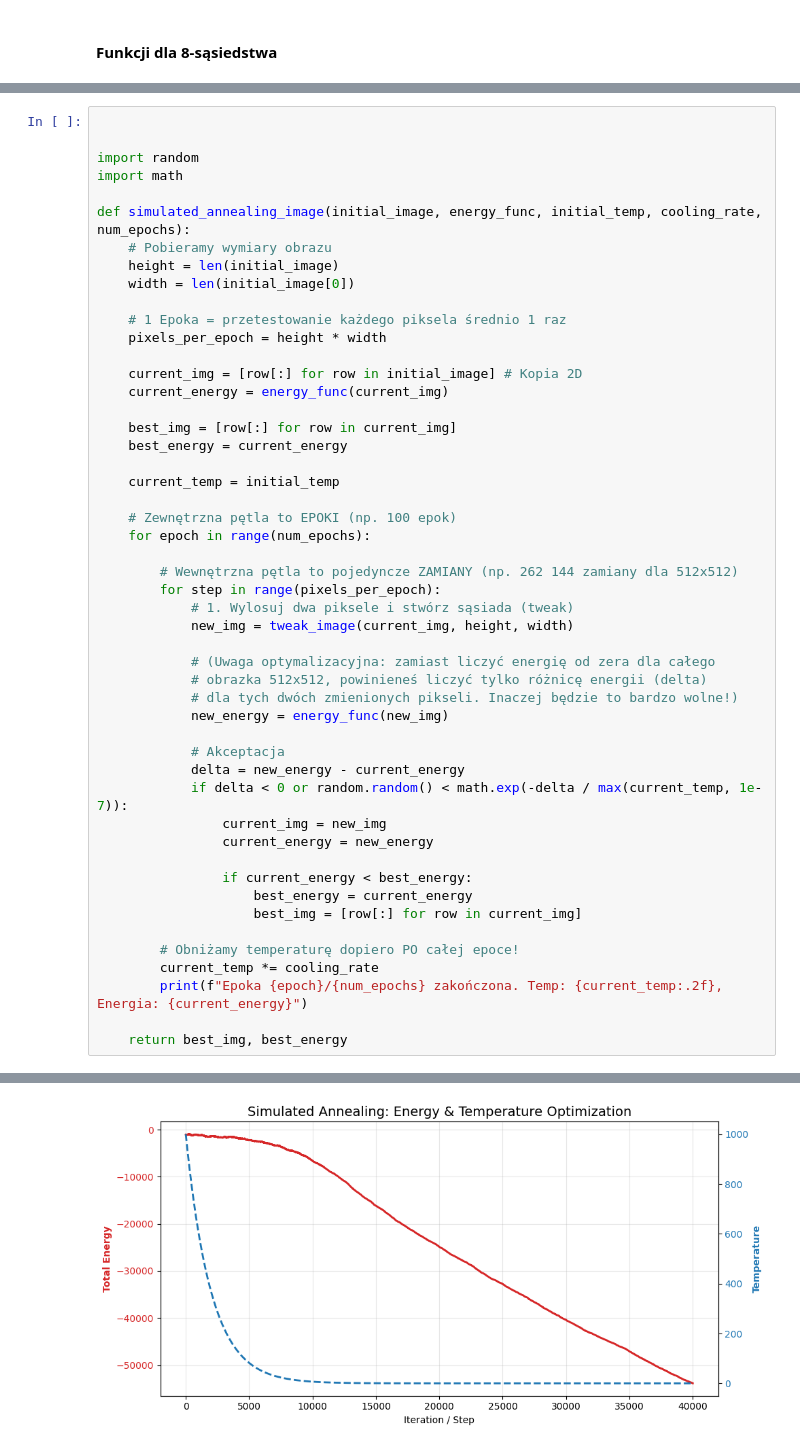
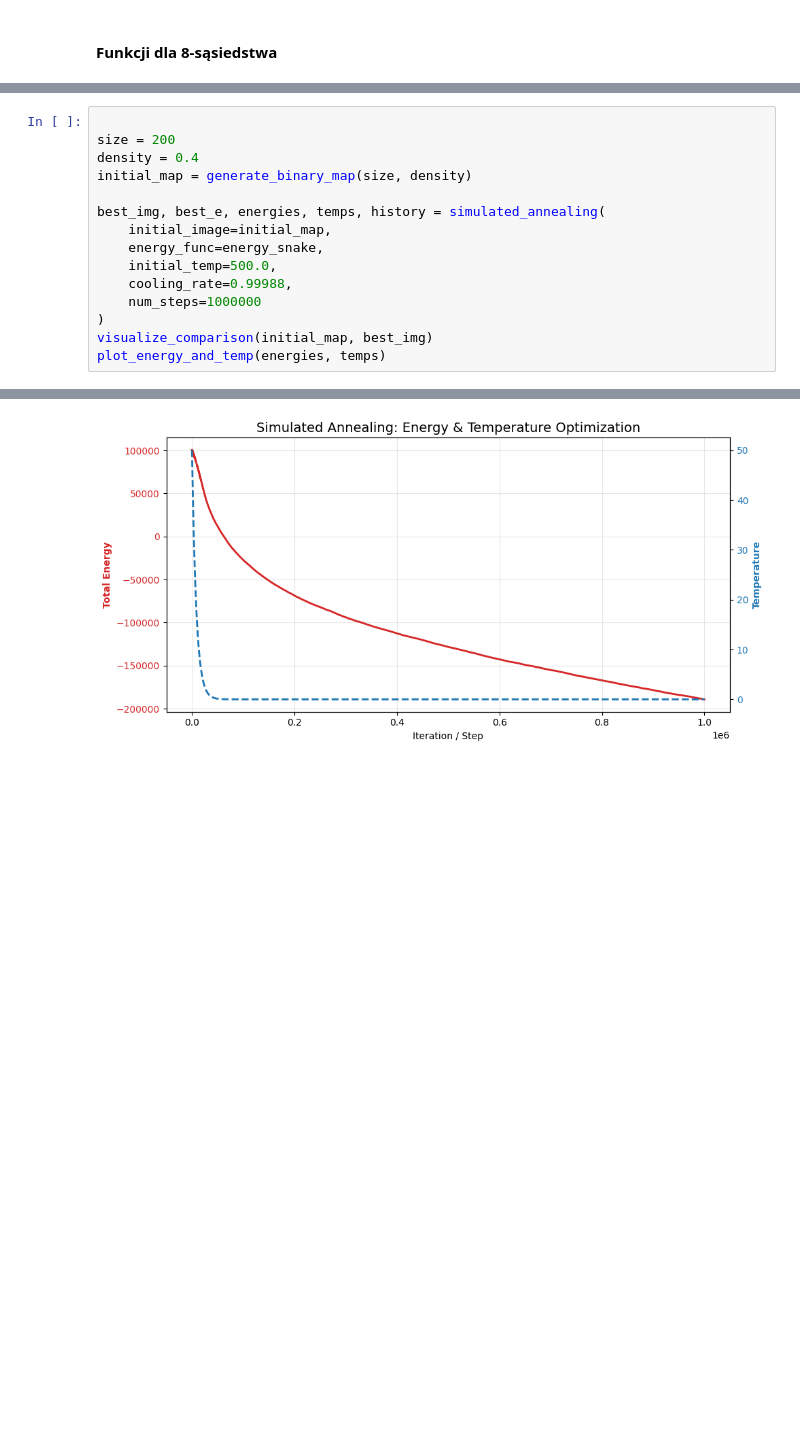
Before and after one commit to typsoo/MOWNIT, a Jupyter notebook: LAB4/binary_image.ipynb, the cells around one changed output, grey strips where cells are left out. Drawn from its saved outputs; the diff is of its cells as text; blank space fills up the shorter version.

```diff
--- a/LAB4/binary_image.ipynb
+++ b/LAB4/binary_image.ipynb
@@ -473,51 +627,16 @@ def energy_foam(image, r, c):
 # %%
 
+size = 200
+density = 0.4
+initial_map = generate_binary_map(size, density)
 
-import random
-import math
-
-def simulated_annealing_image(initial_image, energy_func, initial_temp, cooling_rate, num_epochs):
-    # Pobieramy wymiary obrazu
-    height = len(initial_image)
-    width = len(initial_image[0])
-
-    # 1 Epoka = przetestowanie każdego piksela średnio 1 raz
-    pixels_per_epoch = height * width
-
-    current_img = [row[:] for row in initial_image] # Kopia 2D
-    current_energy = energy_func(current_img)
-
-    best_img = [row[:] for row in current_img]
-    best_energy = current_energy
-
-    current_temp = initial_temp
-
-    # Zewnętrzna pętla to EPOKI (np. 100 epok)
-    for epoch in range(num_epochs):
-
-        # Wewnętrzna pętla to pojedyncze ZAMIANY (np. 262 144 zamiany dla 512x512)
-        for step in range(pixels_per_epoch):
-            # 1. Wylosuj dwa piksele i stwórz sąsiada (tweak)
-            new_img = tweak_image(current_img, height, width)
-
-            # (Uwaga optymalizacyjna: zamiast liczyć energię od zera dla całego
-            # obrazka 512x512, powinieneś liczyć tylko różnicę energii (delta)
-            # dla tych dwóch zmienionych pikseli. Inaczej będzie to bardzo wolne!)
-            new_energy = energy_func(new_img)
-
-            # Akceptacja
-            delta = new_energy - current_energy
-            if delta < 0 or random.random() < math.exp(-delta / max(current_temp, 1e-7)):
-                current_img = new_img
-                current_energy = new_energy
-
-                if current_energy < best_energy:
-                    best_energy = current_energy
-                    best_img = [row[:] for row in current_img]
-
-        # Obniżamy temperaturę dopiero PO całej epoce!
-        current_temp *= cooling_rate
-        print(f"Epoka {epoch}/{num_epochs} zakończona. Temp: {current_temp:.2f}, Energia: {current_energy}")
-
-    return best_img, best_energy
+best_img, best_e, energies, temps, history = simulated_annealing(
+    initial_image=initial_map,
+    energy_func=energy_snake,
+    initial_temp=500.0,
+    cooling_rate=0.99988,
+    num_steps=1000000
+)
+visualize_comparison(initial_map, best_img)
+plot_energy_and_temp(energies, temps)
 # %% [output]
@@ -527 +645 @@ def simulated_annealing_image(initial_image, energy_func, initial_temp, cooling_
-[figure, old version]
+[figure, new version]
```
Also changed, not shown: parts of 6 cells of this notebook, 2 other files.
